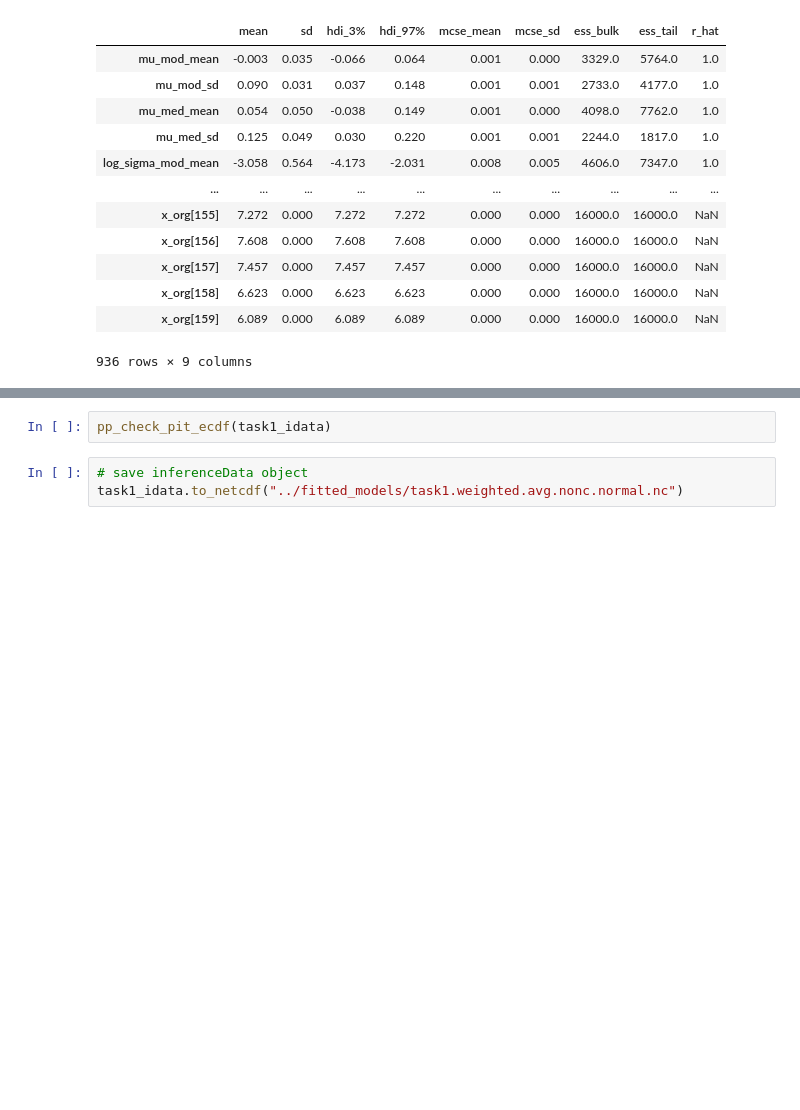
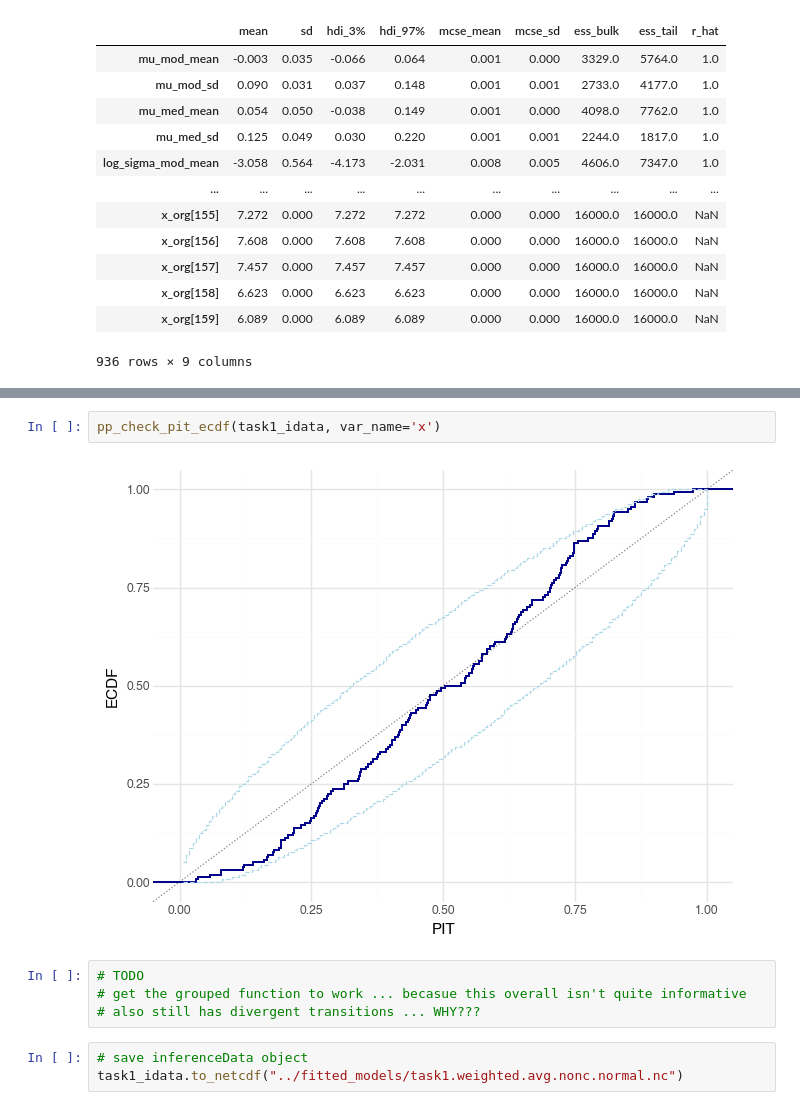
Before and after one commit to mika-long/vis-decode-analysis, a Jupyter notebook: analysis/pymc_files/task1.ipynb, the cells around one changed output, grey strips where cells are left out. Cells and saved outputs as stored; diff of their text form; blank space fills up the shorter version.

```diff
--- a/analysis/pymc_files/task1.ipynb
+++ b/analysis/pymc_files/task1.ipynb
@@ -520,5 +610,11 @@ pp_check_ecdf_overlay(task1_idata)
 # %%
-pp_check_pit_ecdf(task1_idata)
+pp_check_pit_ecdf(task1_idata, var_name='x')
+# %% [output]
+[figure, added]
+# %%
+# TODO
+# get the grouped function to work ... becasue this overall isn't quite informative
+# also still has divergent transitions ... WHY???
 # %%
 # save inferenceData object
 task1_idata.to_netcdf("../fitted_models/task1.weighted.avg.nonc.normal.nc")
```
Also changed, not shown: parts of 4 cells of this notebook.
